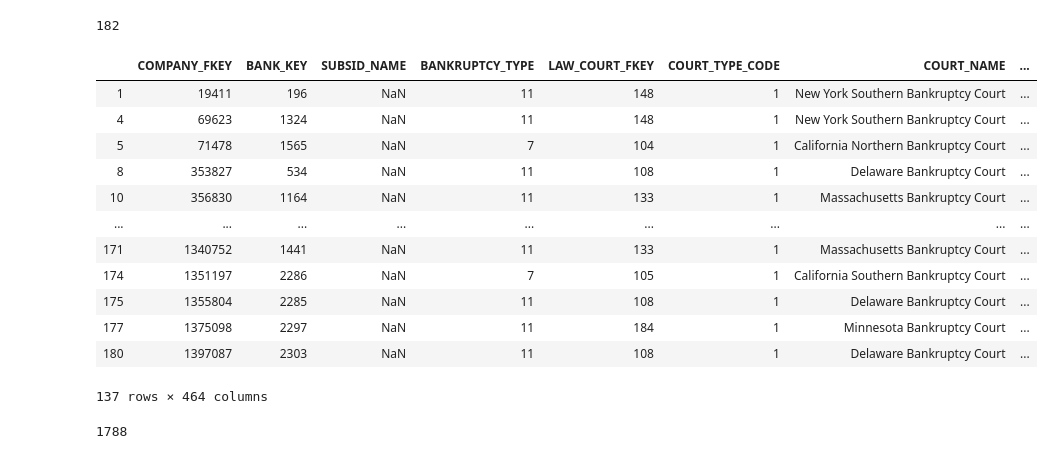
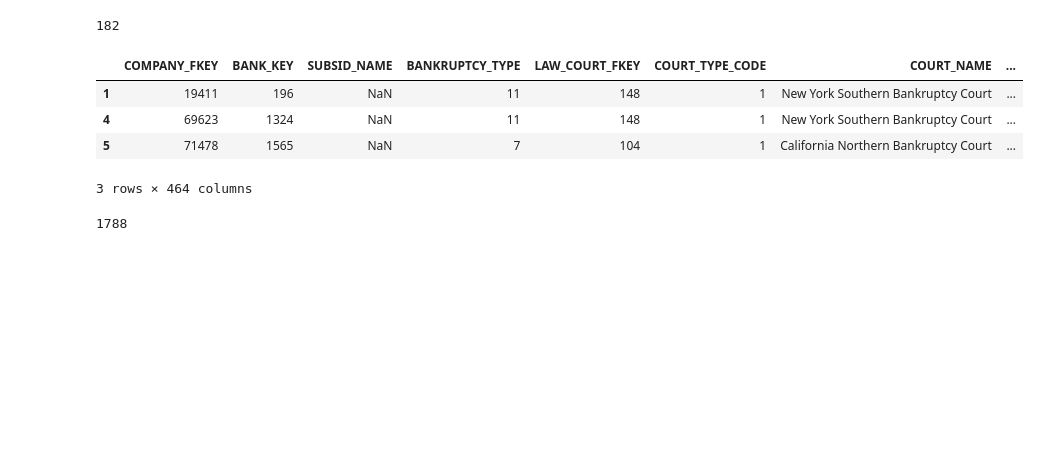
Before and after one commit to hannahho11/predict_bankruptcy, a Jupyter notebook: LR_RF_V1.ipynb, the cells around one changed output. Saved outputs shown, nothing was run; the diff lists cells and outputs as text; code cells hidden in the pictures; blank space fills up the shorter version.

```diff
--- a/LR_RF_V1.ipynb
+++ b/LR_RF_V1.ipynb
@@ -105,21 +105,13 @@ mask = (pd.to_datetime(df_bankrupt['BANK_BEGIN_DATE']).dt.year >1999) &  (pd.to_
 # %%
 df_bankrupt_2000 = df_bankrupt[mask]
 # %%
-df_bankrupt_2000
+df_bankrupt_2000[:3]
 # %% [output]
 |  | COMPANY_FKEY | BANK_KEY | SUBSID_NAME | BANKRUPTCY_TYPE | LAW_COURT_FKEY | COURT_TYPE_CODE | COURT_NAME | ... |
 | 1 | 19411 | 196 | NaN | 11 | 148 | 1 | New York Southern Bankruptcy Court | ... |
 | 4 | 69623 | 1324 | NaN | 11 | 148 | 1 | New York Southern Bankruptcy Court | ... |
 | 5 | 71478 | 1565 | NaN | 7 | 104 | 1 | California Northern Bankruptcy Court | ... |
-| 8 | 353827 | 534 | NaN | 11 | 108 | 1 | Delaware Bankruptcy Court | ... |
-| 10 | 356830 | 1164 | NaN | 11 | 133 | 1 | Massachusetts Bankruptcy Court | ... |
-| ... | ... | ... | ... | ... | ... | ... | ... | ... |
-| 171 | 1340752 | 1441 | NaN | 11 | 133 | 1 | Massachusetts Bankruptcy Court | ... |
-| 174 | 1351197 | 2286 | NaN | 7 | 105 | 1 | California Southern Bankruptcy Court | ... |
-| 175 | 1355804 | 2285 | NaN | 11 | 108 | 1 | Delaware Bankruptcy Court | ... |
-| 177 | 1375098 | 2297 | NaN | 11 | 184 | 1 | Minnesota Bankruptcy Court | ... |
-| 180 | 1397087 | 2303 | NaN | 11 | 108 | 1 | Delaware Bankruptcy Court | ... |
-137 rows × 464 columns
+3 rows × 464 columns
 # %%
 df_merge = pd.merge(df, df_bankrupt_2000, left_on = 'cik', right_on = 'COMPANY_FKEY', suffixes = ('_fundam', '_bank'), how = 'left')
 df_merge['cik'].nunique()
```
Also changed, not shown: parts of 10 cells of this notebook.
